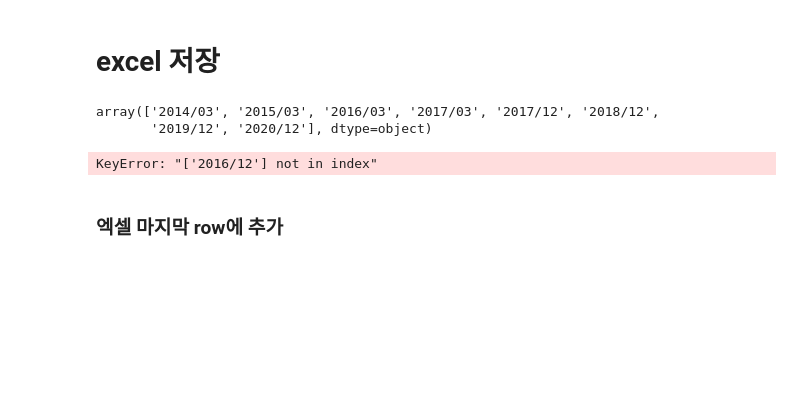
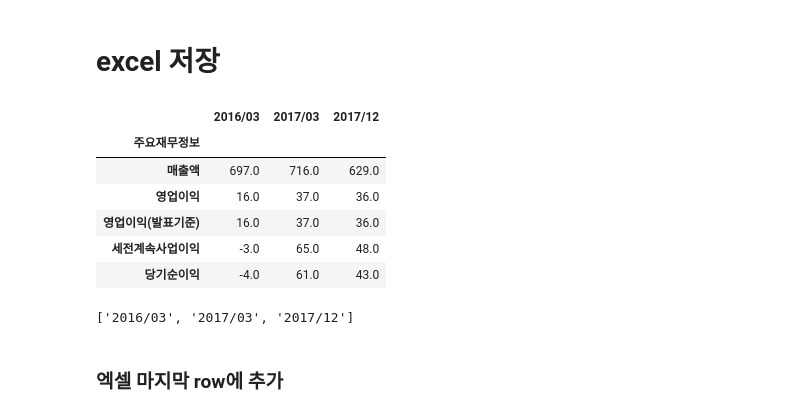
Before and after one commit to AveryCastle/quant-stock, a Jupyter notebook: get_one_code_info-excel.ipynb, the cells around one changed output. Cells and saved outputs as stored; diff of their text form; code cells hidden in the pictures; blank space fills up the shorter version.

```diff
--- a/get_one_code_info-excel.ipynb
+++ b/get_one_code_info-excel.ipynb
@@ -150,11 +151,25 @@ df.head()
 | 당기순이익 | 19.0 | -74.0 | -4.0 | 61.0 | 43.0 | 0.0 | 0.0 | 0.0 |
 # %% [markdown]
 # excel 저장
-# %%
-df.columns.values
-# %% [output]
-array(['2014/03', '2015/03', '2016/03', '2017/03', '2017/12', '2018/12',
-       '2019/12', '2020/12'], dtype=object)
+# %%
+def get_column_values(df, years):
+    found = []
+    for col in df.columns.values:
+        if any(year in col for year in years):
+            found.append(col)
+    return found
+# %%
+columns = get_column_values(df, ('2016', '2017'))
+
+df[columns].head()
+# %% [output]
+|  | 2016/03 | 2017/03 | 2017/12 |
+| 주요재무정보 |  |  |  |
+| 매출액 | 697.0 | 716.0 | 629.0 |
+| 영업이익 | 16.0 | 37.0 | 36.0 |
+| 영업이익(발표기준) | 16.0 | 37.0 | 36.0 |
+| 세전계속사업이익 | -3.0 | 65.0 | 48.0 |
+| 당기순이익 | -4.0 | 61.0 | 43.0 |
 # %%
 # 항목별로 다른 sheet에 저장하기
 def save_fincial_statement(file_name, sheet_names, inquiry_years, code, corp_nm):
@@ -169,9 +184,11 @@ def save_fincial_statement(file_name, sheet_names, inquiry_years, code, corp_nm)
         writer.save()
 # %%
 # sample.xlsx에 2016/12, 2017/12 데이터 저장하기
-save_fincial_statement('sample.xlsx', df.index.values, ['2016/12','2017/12'], CODE, COMPANY_NM)
+years = get_column_values(df, ('2016','2017'))
+print(years)
+save_fincial_statement('sample.xlsx', df.index.values, years, CODE, COMPANY_NM)
 # %% [output]
-KeyError: "['2016/12'] not in index"
+['2016/03', '2017/03', '2017/12']
 # %% [markdown]
 ### 엑셀 마지막 row에 추가
 # %%
```
Also changed, not shown: parts of 1 cell of this notebook, 5 other files.
